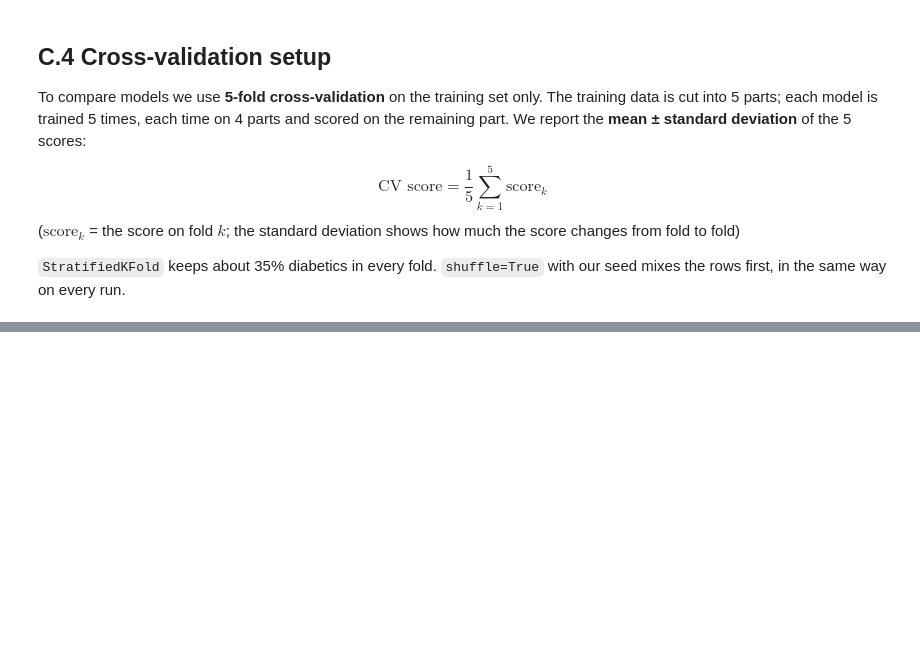
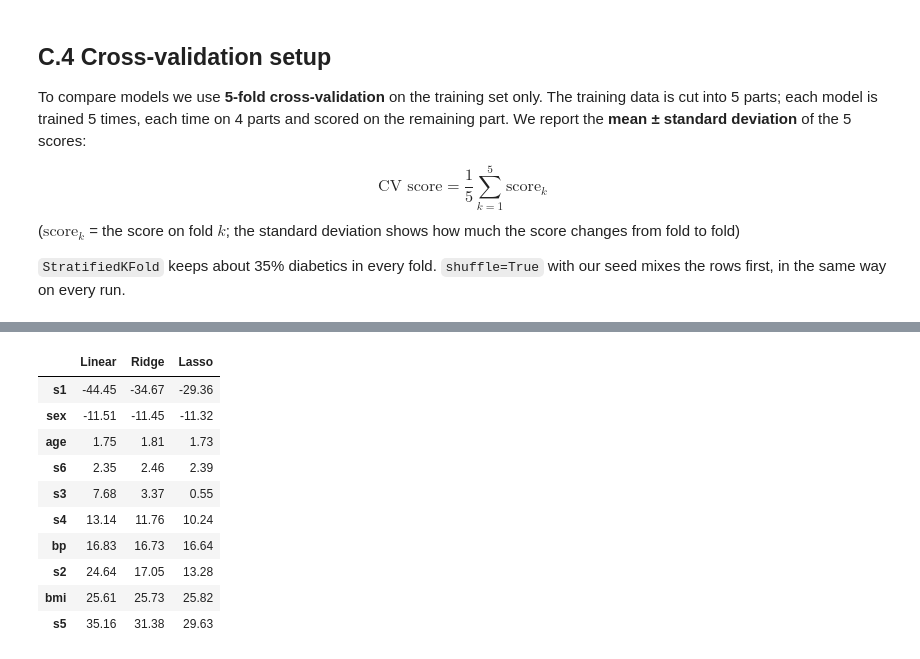
Before and after one commit to aggamsingh/diabetes-risk, a Jupyter notebook: diabetes_risk.ipynb, the cells around one changed output, grey strips where cells are left out. Saved outputs shown, nothing was run; the diff lists cells and outputs as text; code cells hidden in the pictures; blank space fills up the shorter version.

```diff
--- a/diabetes_risk.ipynb
+++ b/diabetes_risk.ipynb
@@ -647,0 +791,21 @@ cv_reg = KFold(n_splits=5, shuffle=True, random_state=RANDOM_STATE)
+# %%
+linear = make_scaled_pipeline(LinearRegression()).fit(X_train_prog, y_train_prog)
+
+coefs = pd.DataFrame({
+    "Linear": linear.named_steps["model"].coef_,
+    "Ridge": ridge_grid.best_estimator_.named_steps["model"].coef_,
+    "Lasso": lasso_grid.best_estimator_.named_steps["model"].coef_},
+    index=X_train_prog.columns)
+coefs.round(2).sort_values("Linear")
+# %% [output]
+|  | Linear | Ridge | Lasso |
+| s1 | -44.45 | -34.67 | -29.36 |
+| sex | -11.51 | -11.45 | -11.32 |
+| age | 1.75 | 1.81 | 1.73 |
+| s6 | 2.35 | 2.46 | 2.39 |
+| s3 | 7.68 | 3.37 | 0.55 |
+| s4 | 13.14 | 11.76 | 10.24 |
+| bp | 16.83 | 16.73 | 16.64 |
+| s2 | 24.64 | 17.05 | 13.28 |
+| bmi | 25.61 | 25.73 | 25.82 |
+| s5 | 35.16 | 31.38 | 29.63 |
```
Also changed, not shown: parts of 18 cells of this notebook, 4 other files.
